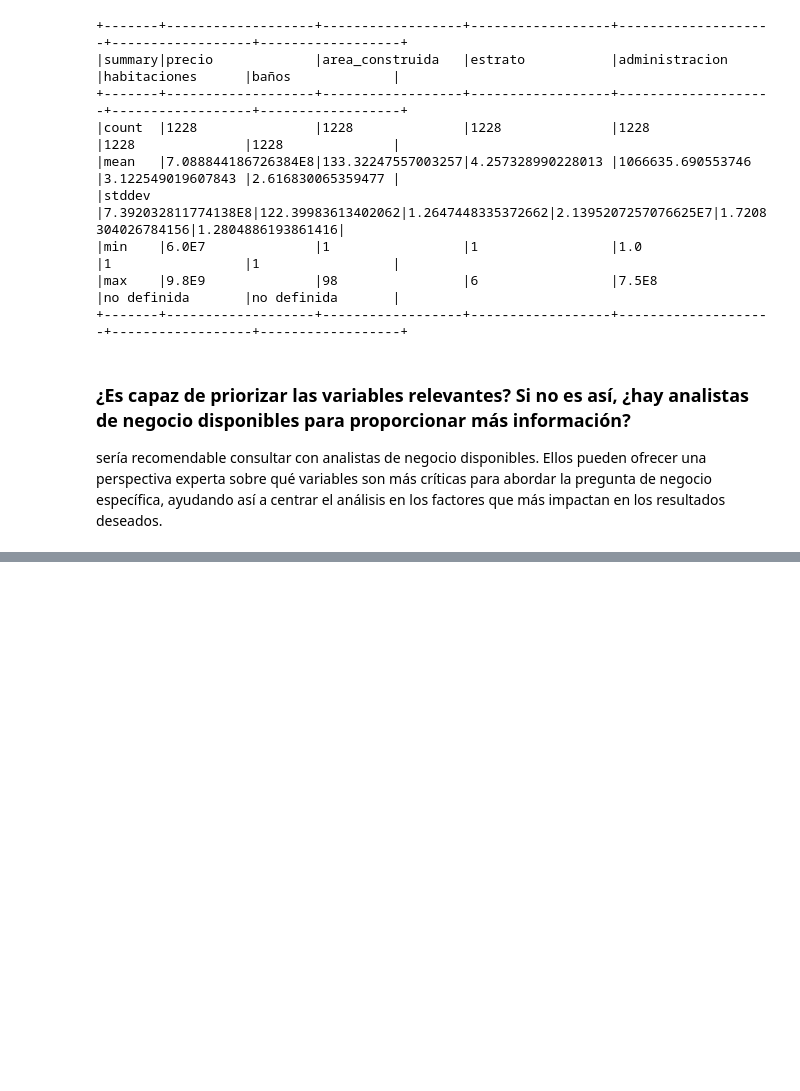
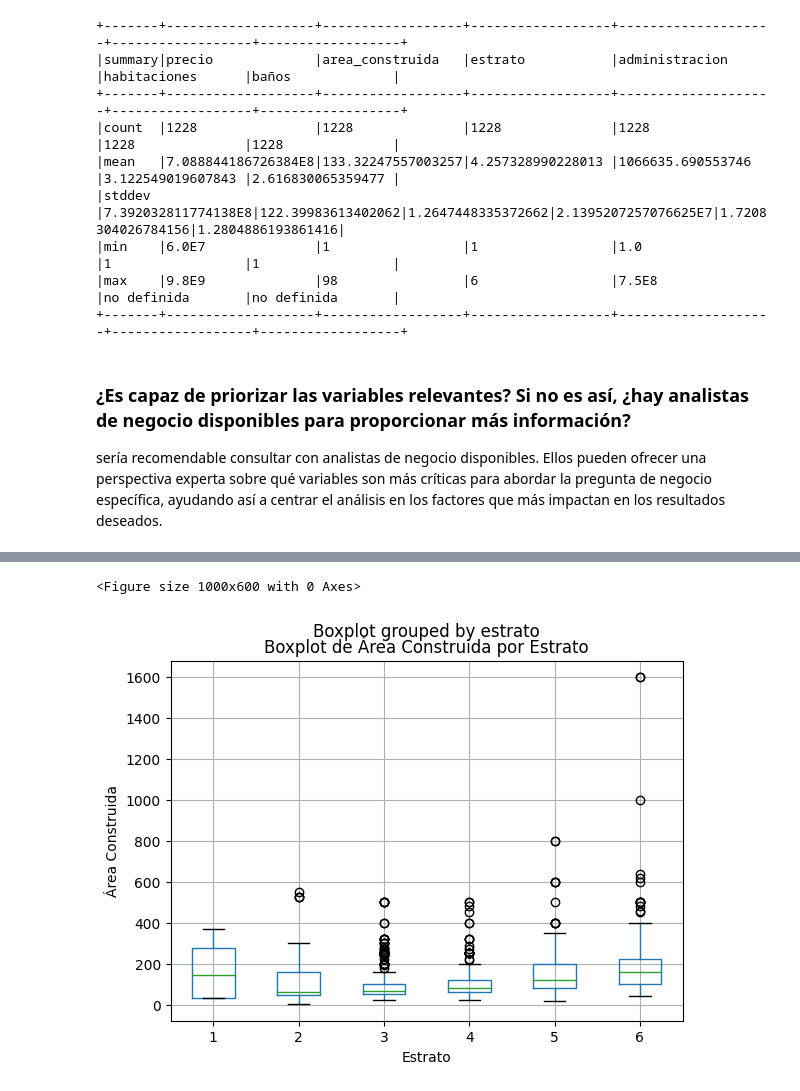
Before and after one commit to jbastian9/SeminarioBigData, a Jupyter notebook: Copia_de_Lab3.ipynb, the cells around one changed output, grey strips where cells are left out. Saved outputs shown, nothing was run; the diff lists cells and outputs as text; code cells hidden in the pictures; blank space fills up the shorter version.

```diff
--- a/Copia_de_Lab3.ipynb
+++ b/Copia_de_Lab3.ipynb
@@ -382,0 +454,22 @@ sería recomendable consultar con analistas de negocio disponibles. Ellos pueden
+# %%
+import pandas as pd
+import matplotlib.pyplot as plt
+from pyspark.sql import functions as F
+
+# Convertir el DataFrame de PySpark a Pandas para visualización con matplotlib
+df_pd = df_cleaned.select(["area_construida", "estrato"]).toPandas()
+
+# Convertir columnas numéricas de strings a numéricas
+df_pd["area_construida"] = pd.to_numeric(df_pd["area_construida"], errors='coerce')
+
+# Boxplot de área construida por estrato
+plt.figure(figsize=(10, 6))
+df_pd.boxplot(column='area_construida', by='estrato')
+plt.title('Boxplot de Área Construida por Estrato')
+plt.xlabel('Estrato')
+plt.ylabel('Área Construida')
+plt.grid(True)
+plt.show()
+# %% [output]
+<Figure size 1000x600 with 0 Axes>
+[figure, added]
```
Also changed, not shown: parts of 5 cells of this notebook.
